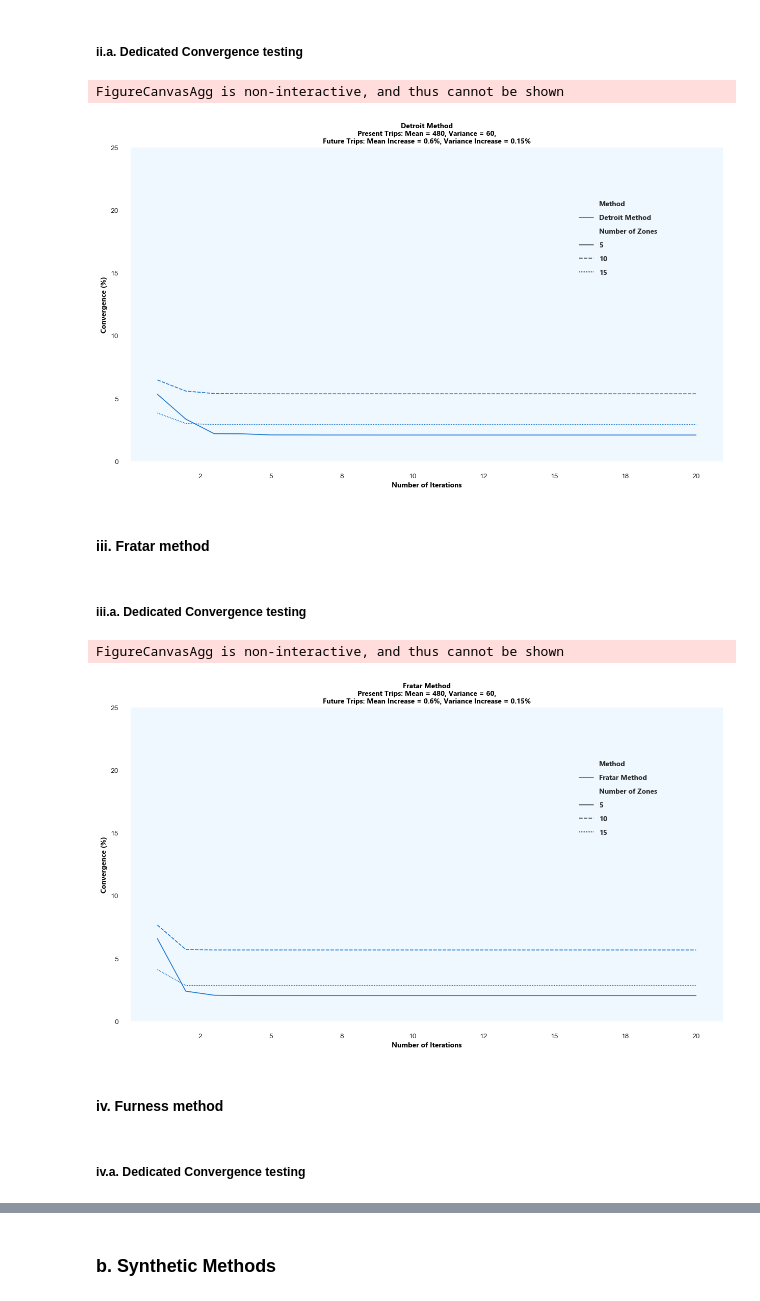
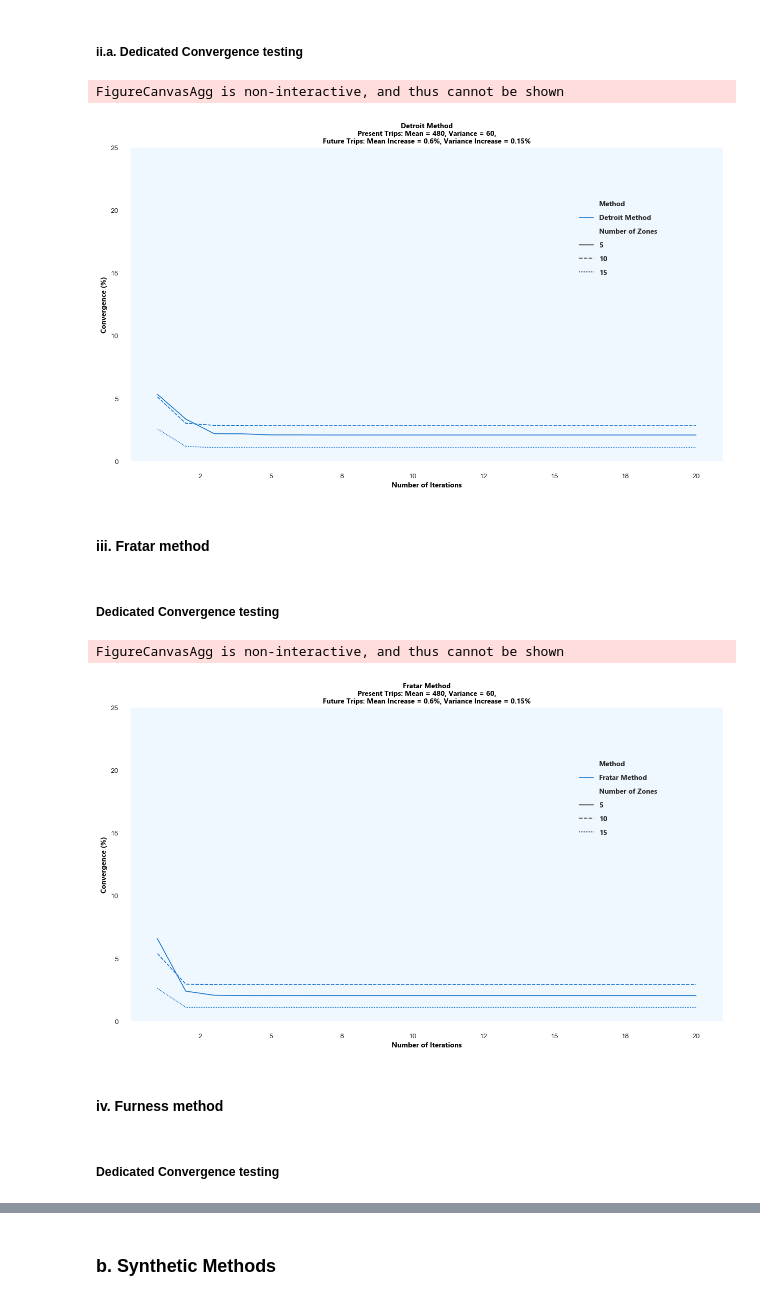
Before and after one commit to glennluigigarcia/Trip_Distribution, a Jupyter notebook: trip_dist.ipynb, the cells around one changed output, grey strips where cells are left out. Saved outputs shown, nothing was run; the diff lists cells and outputs as text; code cells hidden in the pictures.

```diff
--- a/trip_dist.ipynb
+++ b/trip_dist.ipynb
@@ -118,5 +118,5 @@ def afm(present_trips, future_trips, growth_rate, afm_iteration):
 # %%
-def ded_test(dist_func, n_zones, test_pre_mean, test_pre_var, factor_fut_mean, factor_fut_var, n_iter):
+def ded_test(dist_func, n_zones, test_pre_mean, test_pre_var, factor_fut_mean, factor_fut_var, gm_imp_mean, gm_imp_var, gm_type, n_iter):
     np.random.seed(252)
     test_fut_mean = test_pre_mean * (1 + factor_fut_mean)
     test_fut_var = test_pre_var * (1 + factor_fut_var)
@@ -124,6 +124,9 @@ def ded_test(dist_func, n_zones, test_pre_mean, test_pre_var, factor_fut_mean, f
     arr_future = []
     arr_total_present = []
     growth_rate = []
+    gm_imp_dist = []
+
+    # gm_imp(base_trip_sum, gm_imp_dist, gm_type, gm_iteration)
 
     for i in n_zones:
         mock_present = np.random.normal(loc=test_pre_mean, scale=test_pre_var, size=i**2).astype(int).reshape((i, i))
@@ -134,6 +137,8 @@ def ded_test(dist_func, n_zones, test_pre_mean, test_pre_var, factor_fut_mean, f
         mock_total_present_trips = np.transpose(np.vstack((mock_present.sum(axis=1), mock_present.sum(axis=0))))
         arr_total_present.append(mock_total_present_trips.tolist())
         growth_rate.append(mock_future / mock_total_present_trips)
+        mock_imp_dist = np.random.normal(loc=gm_imp_mean, scale=gm_imp_var, size=i**2).astype(int).reshape((i, i))
+        gm_imp_dist.append(mock_imp_dist.tolist())
 
     if dist_func == "AFM":
         conv_arr = np.zeros((1, n_iter * len(n_zones))).flatten()
@@ -155,6 +160,11 @@ def ded_test(dist_func, n_zones, test_pre_mean, test_pre_var, factor_fut_mean, f
         for i in range(len(n_zones)):
             for j in range(n_iter):
                 conv_arr[(i * n_iter) + j] = fur(np.array(arr_present[i]), np.array(arr_future[i]), np.array(growth_rate[i]), j + 1)
+    elif dist_func == "GMImp":
+        conv_arr = np.zeros((1, n_iter * len(n_zones))).flatten()
+        for i in range(len(n_zones)):
+            for j in range(n_iter):
+                conv_arr[(i * n_iter) + j] = gm_imp(np.array(arr_total_present[i]), np.array(gm_imp_dist[i]), gm_type=gm_type, gm_iteration=j + 1)
 
     comp_df_method = []
 
@@ -166,6 +176,8 @@ def ded_test(dist_func, n_zones, test_pre_mean, test_pre_var, factor_fut_mean, f
         comp_df_method.append(np.array(['Fratar Method']* n_iter * len(n_zones)))
     elif dist_func == "FurM":
         comp_df_method.append(np.array(['Furness Method']* n_iter * len(n_zones)))
+    elif dist_func == "GMImp":
+        comp_df_method.append(np.array(['Gravity Method (Impedance)']* n_iter * len(n_zones)))
 
     comp_df_method = np.array(comp_df_method).flatten()
 
@@ -215,6 +227,11 @@ def ded_test(dist_func, n_zones, test_pre_mean, test_pre_var, factor_fut_mean, f
                                      f'\nPresent Trips: Mean = {test_pre_mean}, Variance = {test_pre_var},'
                                      f'\nFuture Trips: Mean Increase = {factor_fut_mean}%, Variance Increase = {factor_fut_var}%',
                                      fontdict={'font': 'Nirmala UI', 'color': 'black', 'fontsize': 10, 'weight': 'bold'})
+    elif dist_func == "GMImp":
+        comparison_df_plot.set_title(f'Gravity Method (Impedance)'
+                                     f'\nPresent Trips: Mean = {test_pre_mean}, Variance = {test_pre_var},'
+                                     f'\nFuture Trips: Mean Increase = {factor_fut_mean}%, Variance Increase = {factor_fut_var}%',
+                                     fontdict={'font': 'Nirmala UI', 'color': 'black', 'fontsize': 10, 'weight': 'bold'})
 
     comparison_df_plot.set_xlabel("Number of Iterations", fontdict={"font": "Nirmala UI", "color": "black", "fontsize": 10, "weight": "bold"})
     comparison_df_plot.set_ylabel("Convergence (%)", fontdict={"font": "Nirmala UI", "color": "black", "fontsize": 10, "weight": "bold"})
@@ -306,10 +324,11 @@ def dm(present_trips, future_trips, growth_rate, dm_iteration):
 # %% [markdown]
 ##### ii.a. Dedicated Convergence testing
 # %%
-ded_test(dist_func='DM', n_zones=[5, 10, 15], test_pre_mean=480, test_pre_var=60, factor_fut_mean=0.6, factor_fut_var=0.15, n_iter=20)
+ded_test(dist_func='DM', n_zones=[5, 10, 15], test_pre_mean=480, test_pre_var=60, factor_fut_mean=0.6, factor_fut_var=0.15,
+         gm_imp_mean=5000, gm_imp_var=150, gm_type='ATT',n_iter=20)
 # %% [output]
 FigureCanvasAgg is non-interactive, and thus cannot be shown
-[figure, old version]
+[figure, new version]
 # %% [markdown]
 #### iii. Fratar method
 # %%
@@ -376,12 +395,13 @@ def fm(present_trips, future_trips, growth_rate, fm_iteration):
 
     return np.amax(np.absolute(fm_convergence - mock_convergence)) * 100
 # %% [markdown]
-##### iii.a. Dedicated Convergence testing
+##### Dedicated Convergence testing
 # %%
-ded_test(dist_func='FM', n_zones=[5, 10, 15], test_pre_mean=480, test_pre_var=60, factor_fut_mean=0.6, factor_fut_var=0.15, n_iter=20)
+ded_test(dist_func='FM', n_zones=[5, 10, 15], test_pre_mean=480, test_pre_var=60, factor_fut_mean=0.6, factor_fut_var=0.15,
+         gm_imp_mean=5000, gm_imp_var=150, gm_type='ATT',n_iter=20)
 # %% [output]
 FigureCanvasAgg is non-interactive, and thus cannot be shown
-[figure, old version]
+[figure, new version]
 # %% [markdown]
 #### iv. Furness method
 # %%
@@ -446,5 +465,5 @@ def fur(present_trips, future_trips, growth_rate, fur_iteration):
 
     return np.amax(np.absolute(fur_convergence - mock_convergence)) * 100
 # %% [markdown]
-##### iv.a. Dedicated Convergence testing
+##### Dedicated Convergence testing
 # %%
```
Also changed, not shown: parts of 15 cells of this notebook.
